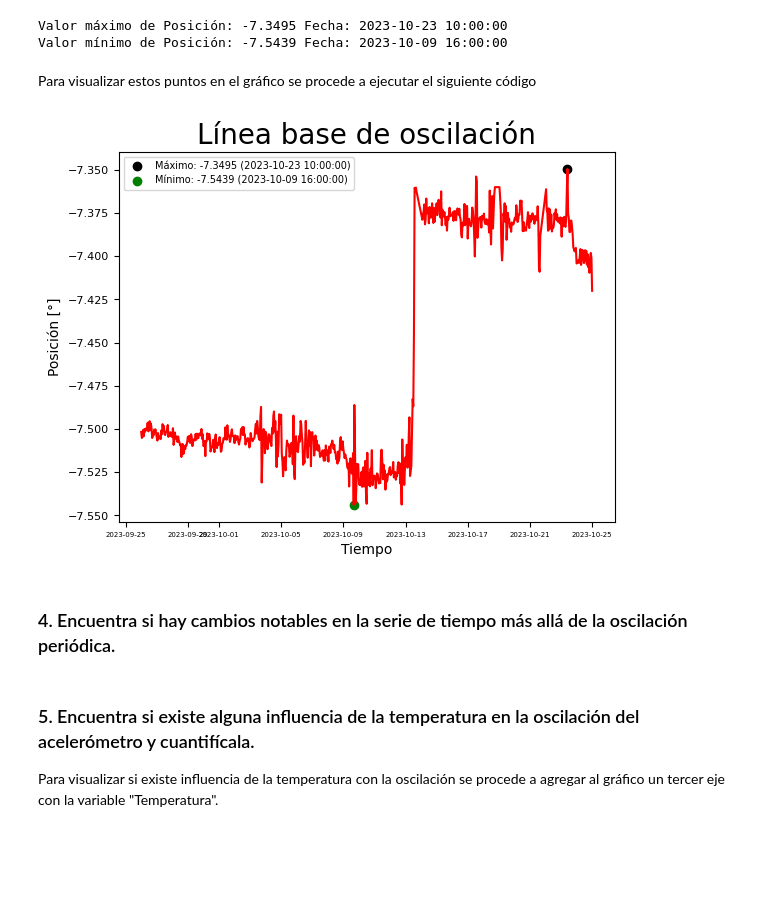
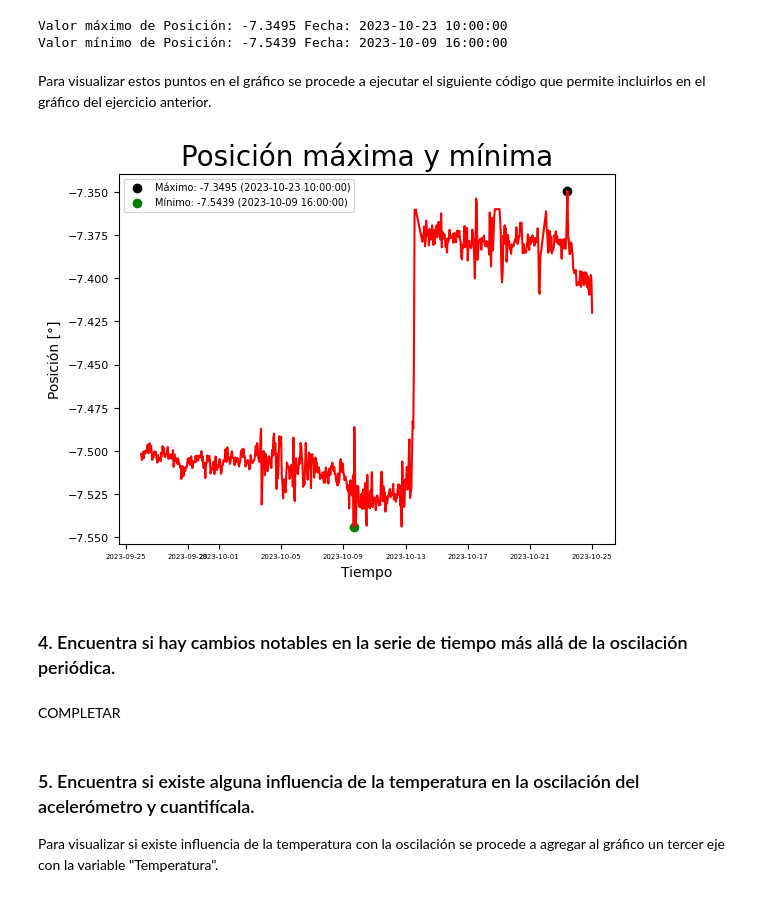
Before and after one commit to jdg16/solucion_giraldo_jupyter, a Jupyter notebook: prueba.ipynb, the cells around one changed output. Saved outputs shown, nothing was run; the diff lists cells and outputs as text; code cells hidden in the pictures; blank space fills up the shorter version.

Commit message:
ultimo ejercicio

```diff
--- a/prueba.ipynb
+++ b/prueba.ipynb
@@ -93,15 +104,15 @@ plt.show()
 
 Para obtener el valor máximo y mínimo de la posición se usan los métodos max() y min().
 # %%
-# Hallar el indice en el que se encuentra la máxima y mínima posición
-idx_max = df_acelero["Posición"].idxmax()
-idx_min = df_acelero["Posición"].idxmin()
-# Hallar las fechas en las que se produjeron los valores max y min de la posición
-fecha_max = df_acelero["Fecha"].loc[idx_max]
-fecha_min = df_acelero["Fecha"].loc[idx_min]
-# Encontrar el valor max y min de la posicion
-max_posicion = df_acelero["Posición"].max().round(4)
-min_posicion = df_acelero["Posición"].min().round(4)
+# Hallazgo del indice en el que se encuentra la máxima y mínima posición
+idx_max = Posicion.idxmax()
+idx_min = Posicion.idxmin()
+# Determinación de las fechas en las que se produjeron los valores max y min de posición
+fecha_max = Tiempo.loc[idx_max]
+fecha_min = Tiempo.loc[idx_min]
+# Se encuentra el valor max y min de la posición
+max_posicion = Posicion.max().round(4)  # Disminución de cifras decimales a 4
+min_posicion = Posicion.min().round(4)  # Disminución de cifras decimales a 4
 # Imprimir el valor max y min de la posición con sus respectivas fechas de ocurrencia
 print(f"Valor máximo de Posición: {max_posicion} Fecha: {fecha_max}")
 print(f"Valor mínimo de Posición: {min_posicion} Fecha: {fecha_min}")
@@ -109,38 +120,40 @@ print(f"Valor mínimo de Posición: {min_posicion} Fecha: {fecha_min}")
 Valor máximo de Posición: -7.3495 Fecha: 2023-10-23 10:00:00
 Valor mínimo de Posición: -7.5439 Fecha: 2023-10-09 16:00:00
 # %% [markdown]
-Para visualizar estos puntos en el gráfico se procede a ejecutar el siguiente código
+Para visualizar estos puntos en el gráfico se procede a ejecutar el siguiente código que permite incluirlos en el gráfico del ejercicio anterior.
-# %%
-plt.plot(
-    df_acelero["Fecha"],
-    df_acelero["Posición"],
-    color="red",
-)
-plt.title("Línea base de oscilación", fontsize=20)
-plt.xlabel("Tiempo")
-plt.ylabel("Posición [°]")
-plt.xticks(fontsize=5)
-plt.yticks(fontsize=8)
-plt.scatter(
-    df_acelero["Fecha"].iloc[df_acelero["Posición"].idxmax()],
-    max_posicion,
-    color="black",
-    marker="o",
-    label=f"Máximo: {max_posicion} ({fecha_max})",
-)
-plt.scatter(
-    df_acelero["Fecha"].iloc[df_acelero["Posición"].idxmin()],
-    min_posicion,
-    color="green",
-    marker="o",
-    label=f"Mínimo: {min_posicion} ({fecha_min})",
-)
-plt.legend(loc="upper left", fontsize=7)
-plt.show()
-# %% [output]
-[figure, removed]
+# %%
+# Se procede a plotear nuevamente el gráfico anterior para gráficar sobre el
+plt.plot(
+    Tiempo,
+    Posicion,
+    color="red",
+)  # Eje x "Tiempo", eje y "Posición"
+plt.title("Posición máxima y mínima", fontsize=20)  # Asignación de titulo al gráfico
+plt.xlabel("Tiempo")  # Etiqueta del eje x
+plt.ylabel("Posición [°]")  # Etiqueta del eje y
+plt.xticks(fontsize=5)  # Tamaño de letra rangos en eje x
+plt.yticks(fontsize=8)  # Tamaño de letra rangos en eje y
+# Se incorporan los puntos de interés en el gráfico
+plt.scatter(
+    fecha_max,  # Coordenada en x representa la fecha en la que se produce la mayor posición
+    max_posicion,  # Coordenada en y representa la posición máxima
+    color="black",  # Color de representación del punto
+    label=f"Máximo: {max_posicion} ({fecha_max})",  # Etiquta para la leyenda
+)
+plt.scatter(
+    fecha_min,  # Coordenada en x representa la fecha en la que se produce la menor posición
+    min_posicion,  # Coordenada en y representa la posición mínima
+    color="green",  # Color de representación del punto
+    label=f"Mínimo: {min_posicion} ({fecha_min})",  # Etiquta para la leyenda
+)
+plt.legend(loc="upper left", fontsize=7)  # Características de la leyenda
+plt.show()
+# %% [output]
+[figure, added]
 # %% [markdown]
 ### 4. Encuentra si hay cambios notables en la serie de tiempo más allá de la oscilación periódica.
+# %% [markdown]
+COMPLETAR
 # %% [markdown]
 ### 5. Encuentra si existe alguna influencia de la temperatura en la oscilación del acelerómetro y cuantifícala.
 
```
Also changed, not shown: parts of 34 cells of this notebook.
